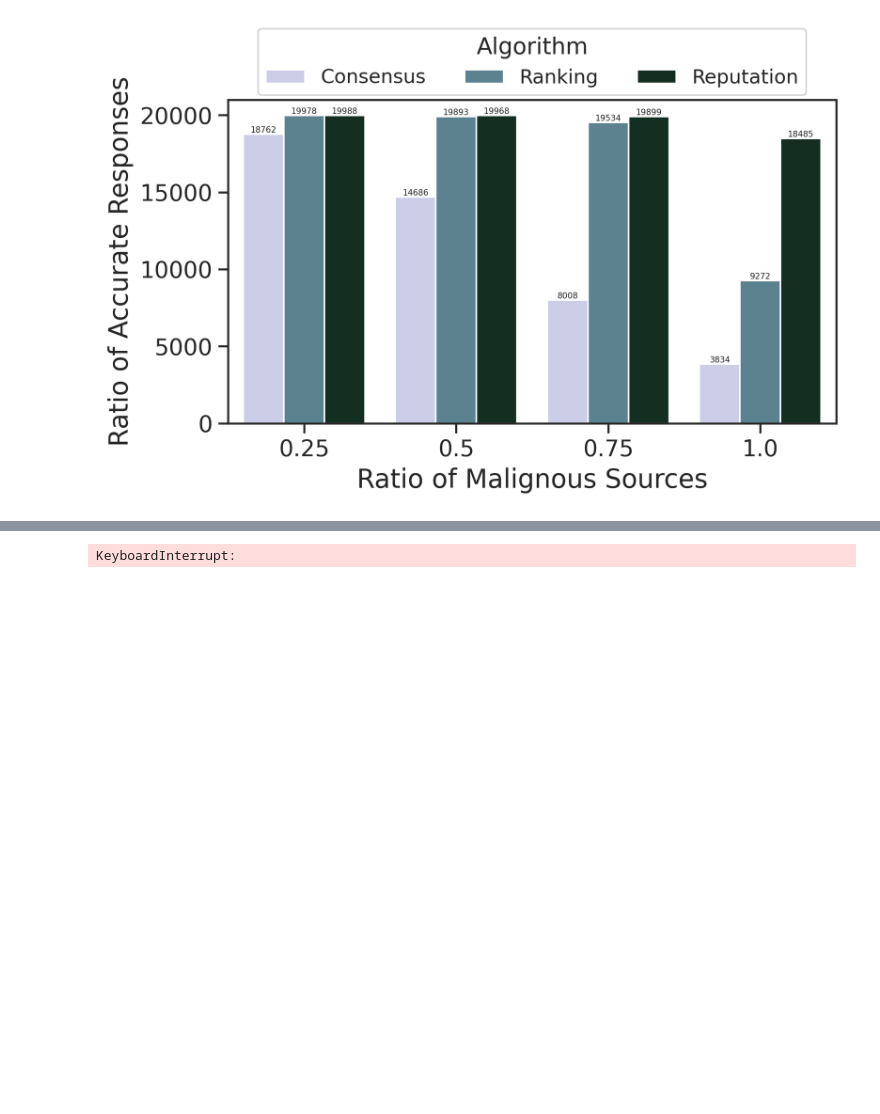
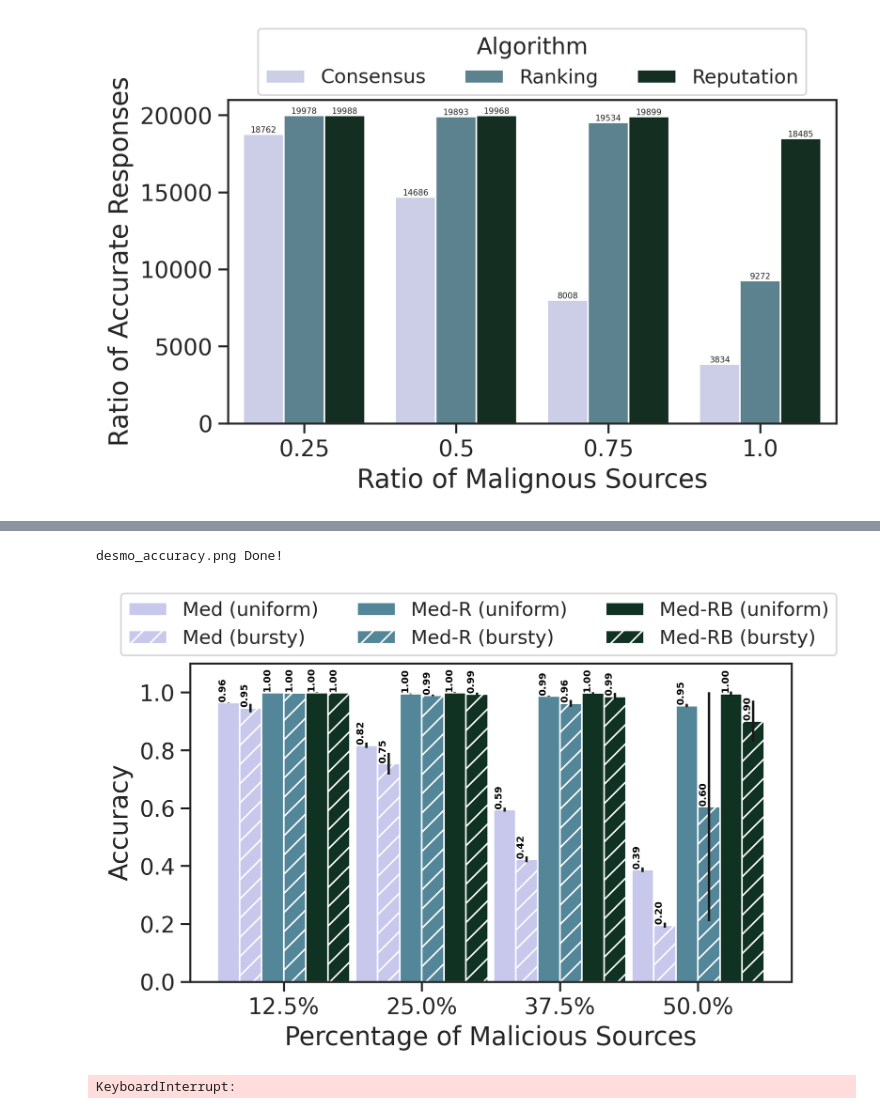
Before and after one commit to UniBO-PRISMLab/desmo-reputation, a Jupyter notebook: plots.ipynb, the cells around one changed output, grey strips where cells are left out. Saved outputs shown, nothing was run; the diff lists cells and outputs as text; code cells hidden in the pictures; blank space fills up the shorter version.

Commit message:
Final plots - first push

```diff
--- a/plots.ipynb
+++ b/plots.ipynb
@@ -51,7 +53,7 @@ for filename in tqdm(all_files):
     _df['Algorithm'] = float(_params[6])
     _df['Arrival'] = _params[7]
     # Local Processing
-    if float(_params[4]) == 3.0: # and float(_params[5]) <=3 and float(_params[3]) == 0.5:
+    if float(_params[4]) == 3.0 and float(_params[5]) == 2 and float(_params[3]) == 0.5:
         _li.append(_df)
 df = pd.concat(_li, axis=0, ignore_index=True)
 print("We ended up with {} rows".format(len(df)))
@@ -74,9 +76,8 @@ Precision done
 GROUND_TRUTH = 25
 df['Consensus Accuracy'] = df.apply(lambda row: (1 if abs(row['consensus'] - GROUND_TRUTH) < row['tolerance'] else 0), axis=1)
 print("Consensus Accuracy done")
-
 df_def = df.drop(df[df.Algorithm != 2].index)
-df_good = df.drop(df[df['Consensus Accuracy'] == 0].index)
+#df_good = df.drop(df[df['Consensus Accuracy'] == 0].index)
 # %% [output]
 Consensus Accuracy done
 # %%
@@ -176,7 +164,7 @@ No handles with labels found to put in legend.
 # Median - with ranking - no kick out
 
 img_name = "algorithm_comparison_bursty.png"
-if _REPLACE_ or not os.path.exists(img_name):
+if (_REPLACE_ or not os.path.exists(img_name)) and not _DISCARD_:
     print("Doing " + img_name)
     ax = sns.countplot(data=df_good, x='ratio_malign', hue='Algorithm')
     for i in ax.containers:
@@ -194,3 +182,11 @@ if _REPLACE_ or not os.path.exists(img_name):
 Doing algorithm_comparison_bursty.png
 algorithm_comparison_bursty.png Done!
 [figure]
+# %%
+print("Doing the bars...")
+df_bar = df.groupby(['rep_min', 'ratio_malign', 'Algorithm', 'Arrival'])['Consensus Accuracy'].agg(['sum','count']).reset_index()
+df_bar['Accuracy'] = df_bar.apply(lambda x: float(x['sum']) / float(x['count']) , axis=1)
+df_bar['ratio_malign'] = df_bar.apply(lambda x: float(x['ratio_malign'] / 2 * 100.0), axis=1)
+
+
+df_bar = df_bar.groupby(['ratio_malign', 'Algorithm', 'Arrival'])['Accuracy'].agg(['mean','std']).reset_index()
@@ -197,3 +230,46 @@ algorithm_comparison_bursty.png Done!
+# %%
+img_name = "desmo_accuracy.png"
+if _REPLACE_ or not os.path.exists(img_name):
+    print ("Doing " + img_name)
+    xvals = df_bar['ratio_malign'].unique()
+    algos = df_bar['Algorithm'].unique()
+    arrs = np.flip(df_bar['Arrival'].unique())
+
+    width = 2
+
+    colors = sns.cubehelix_palette(n_colors=3, light=0.8, start=2) # ['r', 'g', 'b']
+    hatches = ['','//']
+
+    fig, ax  = plt.subplots()
+
+    plt.xticks(xvals)
+    xvals = xvals - (len(algos) * len(arrs) * width / 2) - (width/2)
+    plt.xlabel('Percentage of Malicious Sources', fontsize=16)
+    plt.ylabel('Accuracy', fontsize=16)
+    plt.rcParams['mathtext.default'] = 'regular'
+    for i, algo in enumerate(algos):
+        for j, arr in enumerate(arrs):
+            xvals = xvals + width
+            xlist = xvals.tolist()
+            yvals = df_bar[df_bar['Arrival'] == arr][df_bar['Algorithm'] == algo]['mean'].tolist()
+            yerrs = df_bar[df_bar['Arrival'] == arr][df_bar['Algorithm'] == algo]['std'].tolist()
+            plt.bar(xvals, yvals, color = colors[i], width = width, label = str(algo)+str(arr), hatch=hatches[j], yerr=yerrs)
+            for h in range(len((yvals))):
+                ax.text(xlist[h] - width/2 + 0.05, yvals[h] + 0.01, str('{0:.2f}'.format(yvals[h])), rotation=90, fontsize=6, color='black', fontweight='bold')
+            # for pos, y, err in zip(xvals, yvals, yerrs):
+            #     ax.errorbar(pos, y, err, lw = 2,
+            #                 capsize = 4, capthick = 2,
+            #                 color = "red")
+    plt.legend(loc='upper center', bbox_to_anchor=(0.48, 1.25), ncol=3, labels=['Med (uniform)', 'Med (bursty)', 'Med-R (uniform)', 'Med-R (bursty)', 'Med-RB (uniform)', 'Med-RB (bursty)'])
+    plt.ylim([0,1.1])
+    plt.gca().xaxis.set_major_formatter(mtick.PercentFormatter(decimals=1))
+    plt.tight_layout()
+    # plt.show()
+    plt.savefig(img_name, dpi=200)
+    print(img_name + " Done!")
+# %% [output]
+desmo_accuracy.png Done!
+[figure, added]
 # %%
 # df_use = df_def
 # df_good = df_use.drop(df[df.repetition > 0].index)
```
Also changed, not shown: parts of 8 cells of this notebook, 1 other file.
